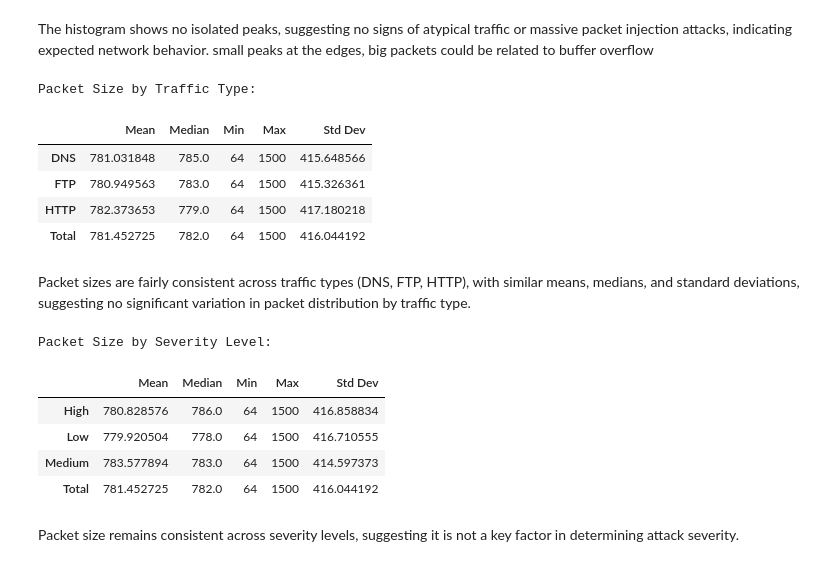
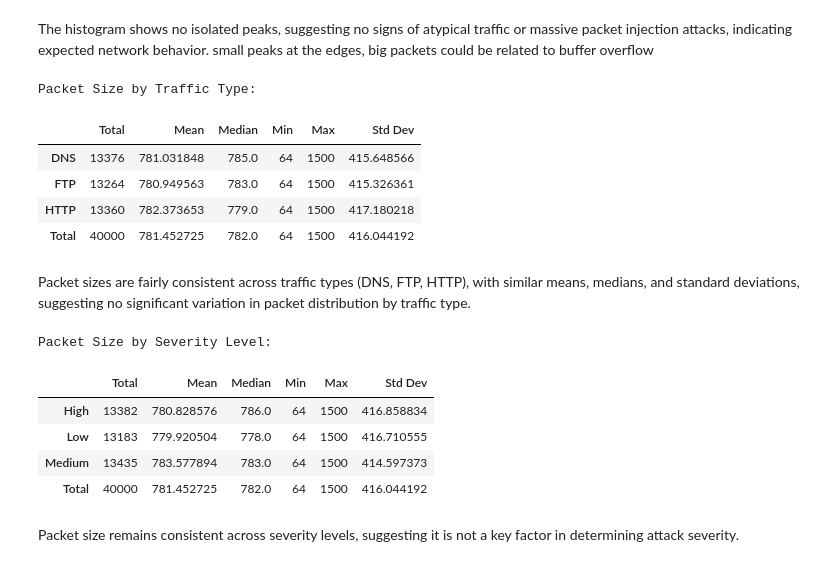
Before and after one commit to natfaria/cyberAttack, a Jupyter notebook: cyberattacks/notebooks/EDA.ipynb, the cells around one changed output. Drawn from its saved outputs; the diff is of its cells as text; code cells hidden in the pictures.

```diff
--- a/cyberattacks/notebooks/EDA.ipynb
+++ b/cyberattacks/notebooks/EDA.ipynb
@@ -321,56 +321,64 @@ plt.show()
 The histogram shows no isolated peaks, suggesting no signs of atypical traffic or massive packet injection attacks, indicating expected network behavior.
 small peaks at the edges, big packets could be related to buffer overflow
 # %%
-# Creating a cross table for Packet Length by Traffic Type
-packet_size_by_traffic = df.pivot_table(
+# Cross table for Packet Length by Traffic Type
+packet_size = df.pivot_table(
     values="Packet Length",
     index="Traffic Type",
-    aggfunc=["mean", "median", "min", "max", "std"]
+    aggfunc=["count", "mean", "median", "min", "max", "std"]
 )
 # Renaming columns
-packet_size_by_traffic.columns = ["Mean", "Median", "Min", "Max", "Std Dev"]
+packet_size.columns = ["Total", "Mean", "Median", "Min", "Max", "Std Dev"]
 
 
 # Total Row for the table
-packet_size_by_traffic = pd.concat([packet_size_by_traffic,
+packet_size = pd.concat([packet_size,
     pd.DataFrame(
-    [[df["Packet Length"].mean(), df["Packet Length"].median(), df["Packet Length"].min(),
-      df["Packet Length"].max(), df["Packet Length"].std()]],
-
-    columns=packet_size_by_traffic.columns,
+    [[df["Packet Length"].count(),
+      df["Packet Length"].mean(),
+      df["Packet Length"].median(),
+      df["Packet Length"].min(),
+      df["Packet Length"].max(),
+      df["Packet Length"].std()]
+    ],
+    columns=packet_size.columns,
     index=["Total"]
 )])
 
 # Display table
 print("Packet Size by Traffic Type:")
-display(packet_size_by_traffic)
+display(packet_size)
 # %% [output]
 Packet Size by Traffic Type:
-|  | Mean | Median | Min | Max | Std Dev |
-| DNS | 781.031848 | 785.0 | 64 | 1500 | 415.648566 |
-| FTP | 780.949563 | 783.0 | 64 | 1500 | 415.326361 |
-| HTTP | 782.373653 | 779.0 | 64 | 1500 | 417.180218 |
-| Total | 781.452725 | 782.0 | 64 | 1500 | 416.044192 |
+|  | Total | Mean | Median | Min | Max | Std Dev |
+| DNS | 13376 | 781.031848 | 785.0 | 64 | 1500 | 415.648566 |
+| FTP | 13264 | 780.949563 | 783.0 | 64 | 1500 | 415.326361 |
+| HTTP | 13360 | 782.373653 | 779.0 | 64 | 1500 | 417.180218 |
+| Total | 40000 | 781.452725 | 782.0 | 64 | 1500 | 416.044192 |
 # %% [markdown]
 Packet sizes are fairly consistent across traffic types (DNS, FTP, HTTP), with similar means, medians, and standard deviations, suggesting no significant variation in packet distribution by traffic type.
 # %%
-# Creating a cross table for Packet Length by Severity Level
-packet_size_by_severity = df.pivot_table(
+# Cross table for Packet Length by Severity Level
+packet_size = df.pivot_table(
     values="Packet Length",
     index="Severity Level",
-    aggfunc=["mean", "median", "min", "max", "std"]
+    aggfunc=["count", "mean", "median", "min", "max", "std"]
 )
 
 # Renaming columns
-packet_size_by_severity.columns = ["Mean", "Median", "Min", "Max", "Std Dev"]
+packet_size.columns = ["Total", "Mean", "Median", "Min", "Max", "Std Dev"]
 
 # Total Row for the table
-packet_size_by_severity = pd.concat([packet_size_by_severity,
+packet_size = pd.concat([packet_size,
     pd.DataFrame(
-    [[df["Packet Length"].mean(), df["Packet Length"].median(), df["Packet Length"].min(),
-      df["Packet Length"].max(), df["Packet Length"].std()]],
-
-    columns=packet_size_by_severity.columns,
+    [[df["Packet Length"].count(),
+      df["Packet Length"].mean(),
+      df["Packet Length"].median(),
+      df["Packet Length"].min(),
+      df["Packet Length"].max(),
+      df["Packet Length"].std()]
+    ],
+    columns=packet_size.columns,
     index=["Total"]
 )])
 
@@ -378,14 +386,14 @@ packet_size_by_severity = pd.concat([packet_size_by_severity,
 
 # Display table
 print("Packet Size by Severity Level:")
-display(packet_size_by_severity)
+display(packet_size)
 # %% [output]
 Packet Size by Severity Level:
-|  | Mean | Median | Min | Max | Std Dev |
-| High | 780.828576 | 786.0 | 64 | 1500 | 416.858834 |
-| Low | 779.920504 | 778.0 | 64 | 1500 | 416.710555 |
-| Medium | 783.577894 | 783.0 | 64 | 1500 | 414.597373 |
-| Total | 781.452725 | 782.0 | 64 | 1500 | 416.044192 |
+|  | Total | Mean | Median | Min | Max | Std Dev |
+| High | 13382 | 780.828576 | 786.0 | 64 | 1500 | 416.858834 |
+| Low | 13183 | 779.920504 | 778.0 | 64 | 1500 | 416.710555 |
+| Medium | 13435 | 783.577894 | 783.0 | 64 | 1500 | 414.597373 |
+| Total | 40000 | 781.452725 | 782.0 | 64 | 1500 | 416.044192 |
 # %% [markdown]
 Packet size remains consistent across severity levels, suggesting it is not a key factor in determining attack severity.
 # %%
```
Also changed, not shown: parts of 12 cells of this notebook, 1 other file.
